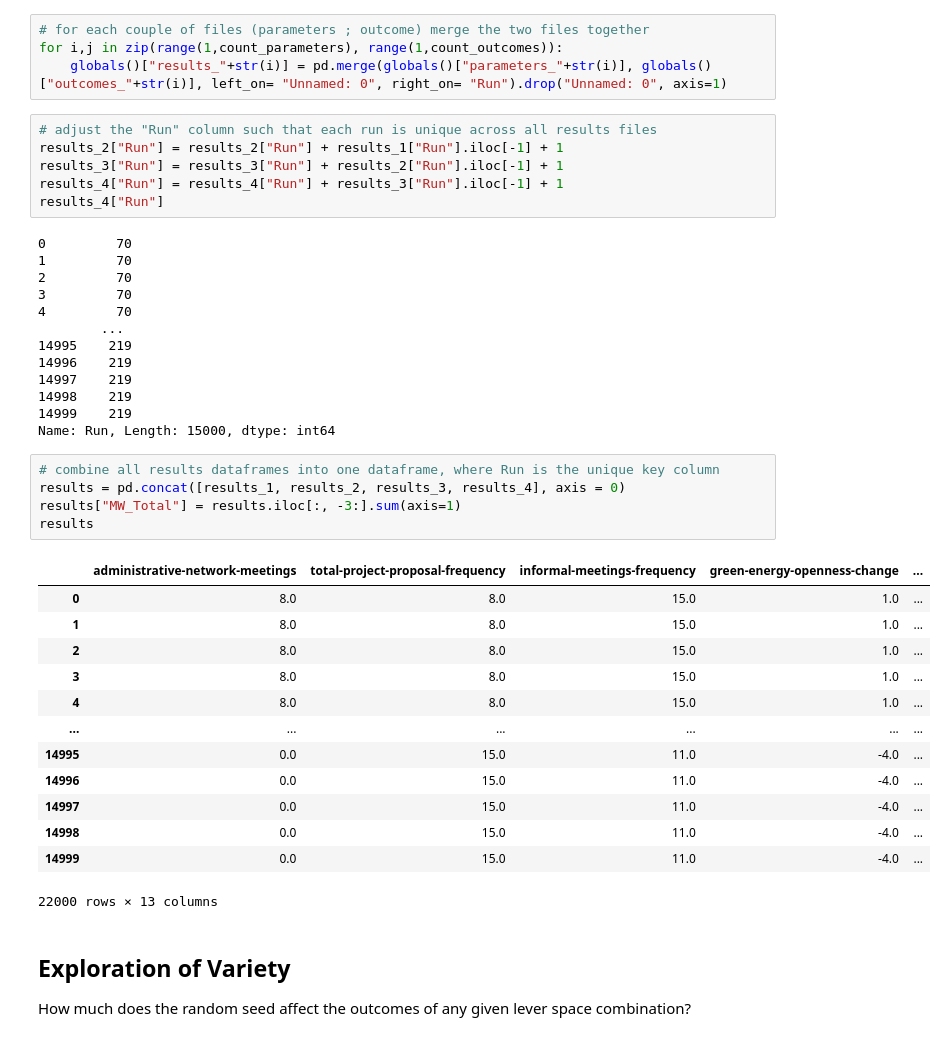
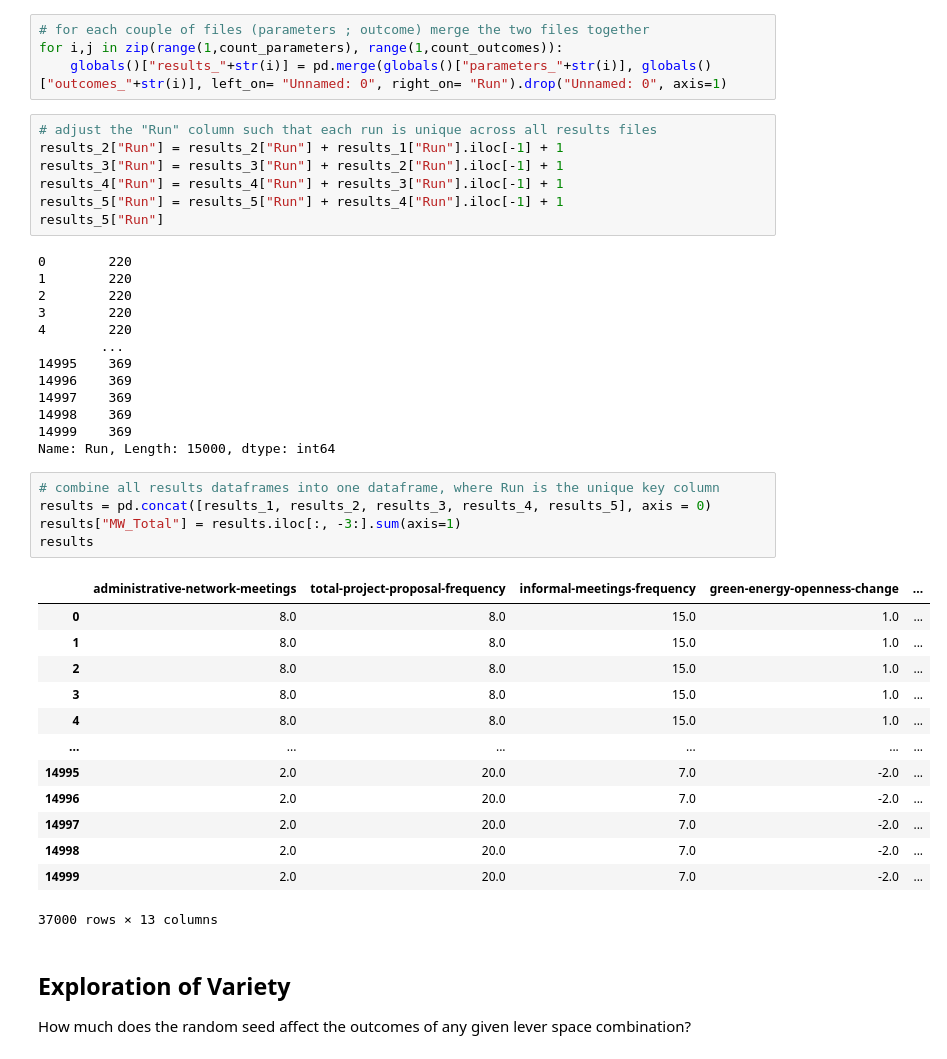
Before and after one commit to fcruztorres/ABM_Energy_Transition, a Jupyter notebook: Data Analysis with prim.ipynb, the cells around one changed output. Drawn from its saved outputs; the diff is of its cells as text.

```diff
--- a/Data Analysis with prim.ipynb
+++ b/Data Analysis with prim.ipynb
@@ -59,39 +61,40 @@ for i,j in zip(range(1,count_parameters), range(1,count_outcomes)):
 results_2["Run"] = results_2["Run"] + results_1["Run"].iloc[-1] + 1
 results_3["Run"] = results_3["Run"] + results_2["Run"].iloc[-1] + 1
 results_4["Run"] = results_4["Run"] + results_3["Run"].iloc[-1] + 1
-results_4["Run"]
+results_5["Run"] = results_5["Run"] + results_4["Run"].iloc[-1] + 1
+results_5["Run"]
 # %% [output]
-0         70
-1         70
-2         70
-3         70
-4         70
+0        220
+1        220
+2        220
+3        220
+4        220
         ...
-14995    219
-14996    219
-14997    219
-14998    219
-14999    219
+14995    369
+14996    369
+14997    369
+14998    369
+14999    369
 Name: Run, Length: 15000, dtype: int64
 # %%
 # combine all results dataframes into one dataframe, where Run is the unique key column
-results = pd.concat([results_1, results_2, results_3, results_4], axis = 0)
+results = pd.concat([results_1, results_2, results_3, results_4, results_5], axis = 0)
 results["MW_Total"] = results.iloc[:, -3:].sum(axis=1)
 results
 # %% [output]
 |  | administrative-network-meetings | total-project-proposal-frequency | informal-meetings-frequency | green-energy-openness-change | ... |
 | 0 | 8.0 | 8.0 | 15.0 | 1.0 | ... |
 | 1 | 8.0 | 8.0 | 15.0 | 1.0 | ... |
 | 2 | 8.0 | 8.0 | 15.0 | 1.0 | ... |
 | 3 | 8.0 | 8.0 | 15.0 | 1.0 | ... |
 | 4 | 8.0 | 8.0 | 15.0 | 1.0 | ... |
 | ... | ... | ... | ... | ... | ... |
-| 14995 | 0.0 | 15.0 | 11.0 | -4.0 | ... |
-| 14996 | 0.0 | 15.0 | 11.0 | -4.0 | ... |
-| 14997 | 0.0 | 15.0 | 11.0 | -4.0 | ... |
-| 14998 | 0.0 | 15.0 | 11.0 | -4.0 | ... |
-| 14999 | 0.0 | 15.0 | 11.0 | -4.0 | ... |
+| 14995 | 2.0 | 20.0 | 7.0 | -2.0 | ... |
+| 14996 | 2.0 | 20.0 | 7.0 | -2.0 | ... |
+| 14997 | 2.0 | 20.0 | 7.0 | -2.0 | ... |
+| 14998 | 2.0 | 20.0 | 7.0 | -2.0 | ... |
+| 14999 | 2.0 | 20.0 | 7.0 | -2.0 | ... |
-22000 rows × 13 columns
+37000 rows × 13 columns
 # %% [markdown]
 ## Exploration of Variety
 How much does the random seed affect the outcomes of any given lever space combination?
```
Also changed, not shown: parts of 9 cells of this notebook, 4 other files.
